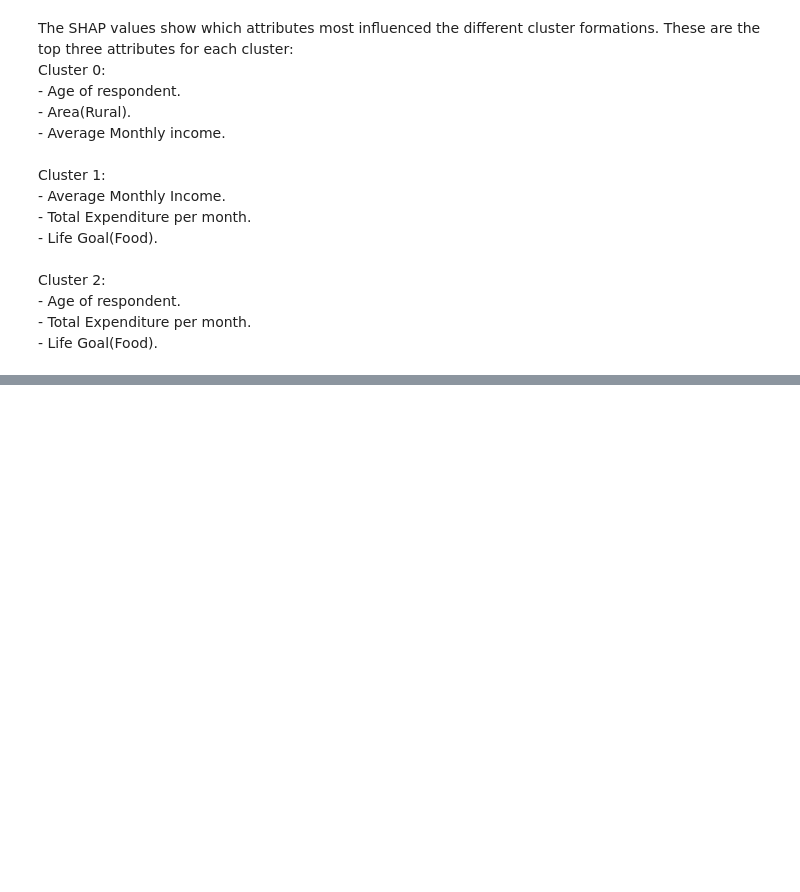
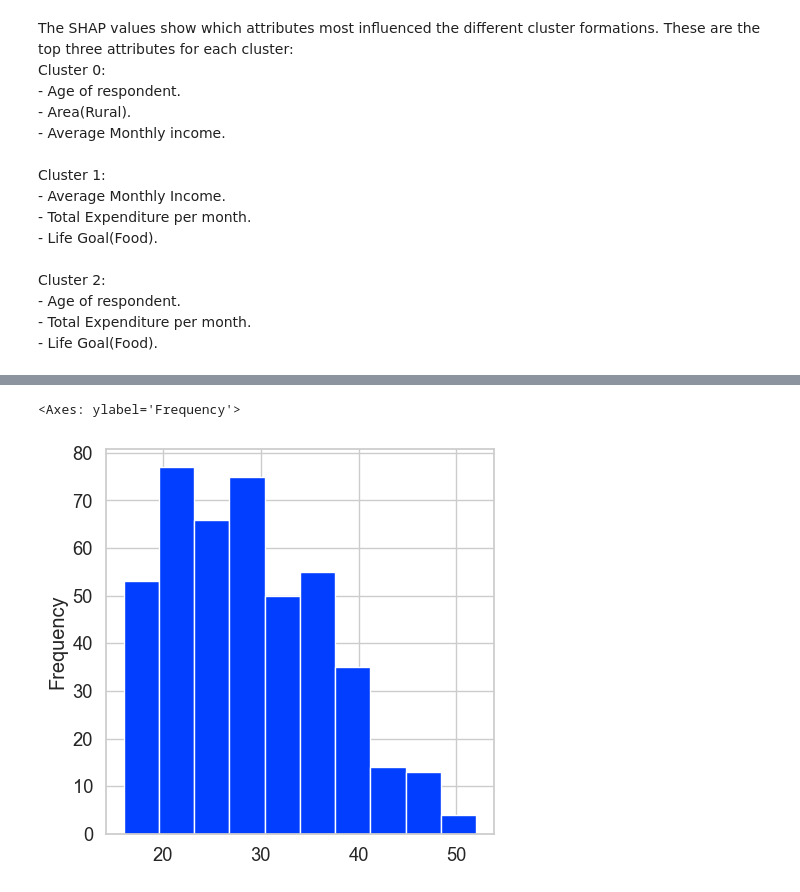
Before and after one commit to BonfaceGabriel/Insurance-prediction, a Jupyter notebook: test.ipynb, the cells around one changed output, grey strips where cells are left out. Drawn from its saved outputs; the diff is of its cells as text; code cells hidden in the pictures; blank space fills up the shorter version.

Commit message:
1st Cluster Analysis

```diff
--- a/test.ipynb
+++ b/test.ipynb
@@ -796,0 +827,5 @@ cluster1.groupby('Clusters')[['avg_mnth_income', 'total_exp_per_month', 'age_of_
+# %%
+cluster1['age_of_respondent'].plot(kind='hist')
+# %% [output]
+<Axes: ylabel='Frequency'>
+[figure, added]
```
Also changed, not shown: parts of 11 cells of this notebook.
